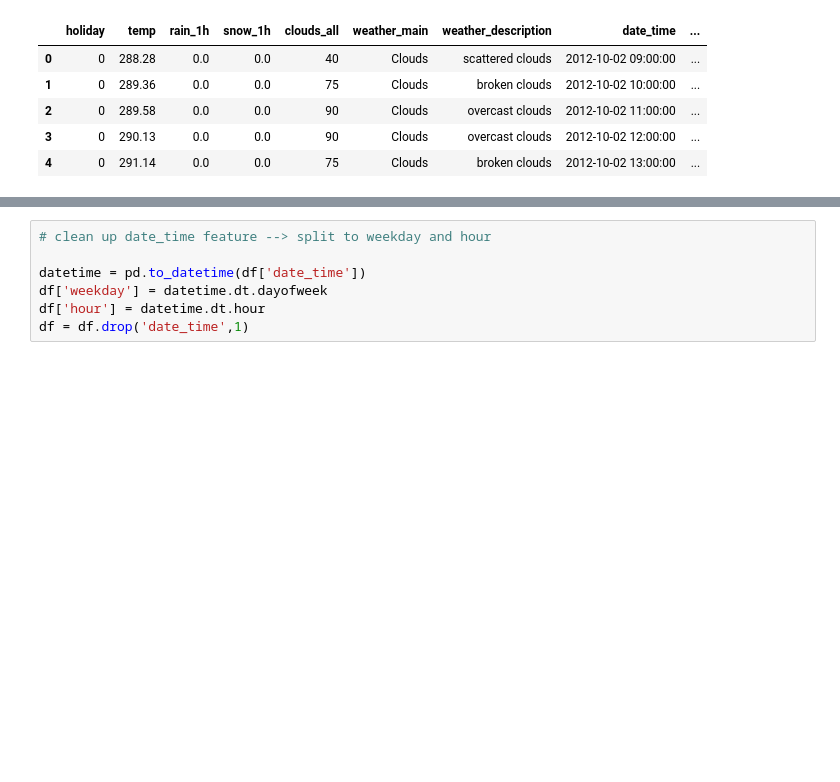
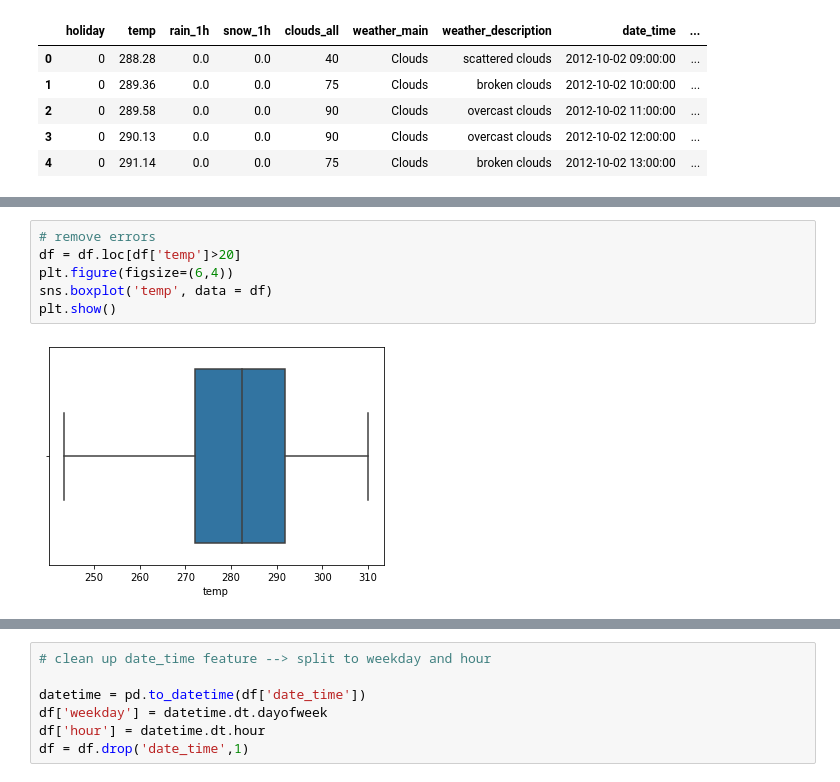
Before and after one commit to omgwenxx/machine_learning, a Jupyter notebook: assignment1/metro_cleanup.ipynb, the cells around one changed output, grey strips where cells are left out. Drawn from its saved outputs; the diff is of its cells as text; blank space fills up the shorter version.

```diff
--- a/assignment1/metro_cleanup.ipynb
+++ b/assignment1/metro_cleanup.ipynb
@@ -68,0 +84,8 @@ df.head()
+# %%
+# remove errors
+df = df.loc[df['temp']>20]
+plt.figure(figsize=(6,4))
+sns.boxplot('temp', data = df)
+plt.show()
+# %% [output]
+[figure, added]
```
Also changed, not shown: parts of 9 cells of this notebook, 7 other files.
